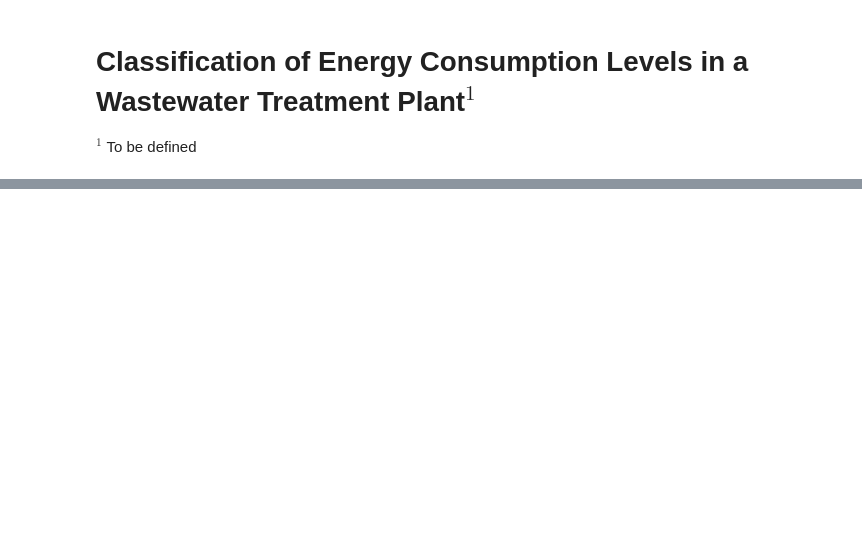
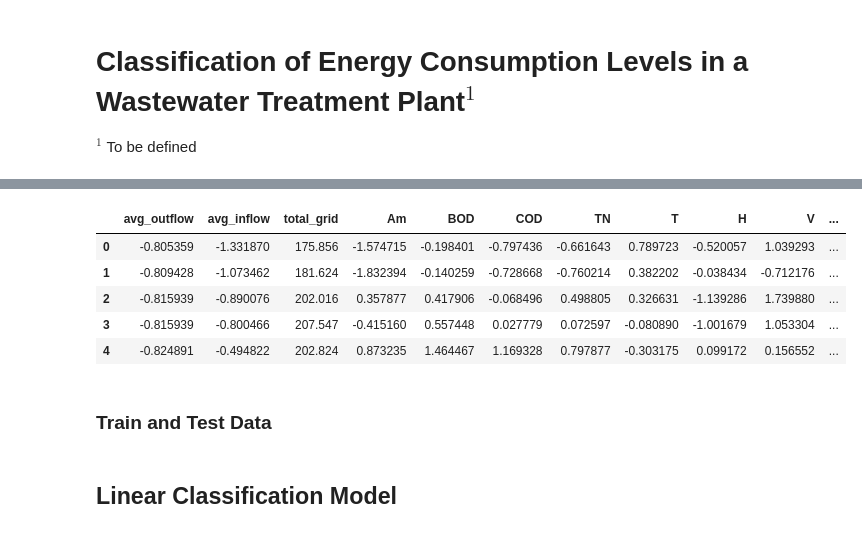
Before and after one commit to felypemaciel/ica2024, a Jupyter notebook: homework3.ipynb, the cells around one changed output, grey strips where cells are left out. Saved outputs shown, nothing was run; the diff lists cells and outputs as text; code cells hidden in the pictures; blank space fills up the shorter version.

```diff
--- a/homework3.ipynb
+++ b/homework3.ipynb
@@ -30,0 +64,4 @@ df
+# %%
+df_cleaned['avg_inflow'] = avg_inflow_bcx
+df_cleaned['BOD'] = bod_bcx
+df_cleaned['COD'] = cod_bcx
@@ -30,0 +70,10 @@ df
+# %%
+df_normalised = df_cleaned.copy()
+# df_normalised = df.copy()
+
+columns_to_plot = ['avg_outflow','avg_inflow','Am','BOD','COD','TN','T','H','V']
+
+means = df[columns_to_plot].mean()
+stds = df[columns_to_plot].std()
+
+df_normalised[columns_to_plot] = (df[columns_to_plot] - means) / stds
@@ -30,0 +82,9 @@ df
+# %%
+bins = [0, 210, 304, float('inf')]    # ranges for classification
+labels = ['level 1', 'level 2', 'level 3']  # levels' labels
+
+df_normalised['consumption_level'] = pd.cut(df_normalised['total_grid'], bins=bins, labels=labels, right=False)
+# %%
+level1_df = df_normalised[df_normalised['consumption_level'] == 'level 1']
+level2_df = df_normalised[df_normalised['consumption_level'] == 'level 2']
+level3_df = df_normalised[df_normalised['consumption_level'] == 'level 3']
@@ -30,0 +95,11 @@ df
+# %%
+level1_df.head()
+# %% [output]
+|  | avg_outflow | avg_inflow | total_grid | Am | BOD | COD | TN | T | H | V | ... |
+| 0 | -0.805359 | -1.331870 | 175.856 | -1.574715 | -0.198401 | -0.797436 | -0.661643 | 0.789723 | -0.520057 | 1.039293 | ... |
+| 1 | -0.809428 | -1.073462 | 181.624 | -1.832394 | -0.140259 | -0.728668 | -0.760214 | 0.382202 | -0.038434 | -0.712176 | ... |
+| 2 | -0.815939 | -0.890076 | 202.016 | 0.357877 | 0.417906 | -0.068496 | 0.498805 | 0.326631 | -1.139286 | 1.739880 | ... |
+| 3 | -0.815939 | -0.800466 | 207.547 | -0.415160 | 0.557448 | 0.027779 | 0.072597 | -0.080890 | -1.001679 | 1.053304 | ... |
+| 4 | -0.824891 | -0.494822 | 202.824 | 0.873235 | 1.464467 | 1.169328 | 0.797877 | -0.303175 | 0.099172 | 0.156552 | ... |
+# %% [markdown]
+### **Train and Test Data**
@@ -30,0 +118,2 @@ df
+# %% [markdown]
+## **Linear Classification Model**
```
Also changed, not shown: parts of 19 cells of this notebook.
